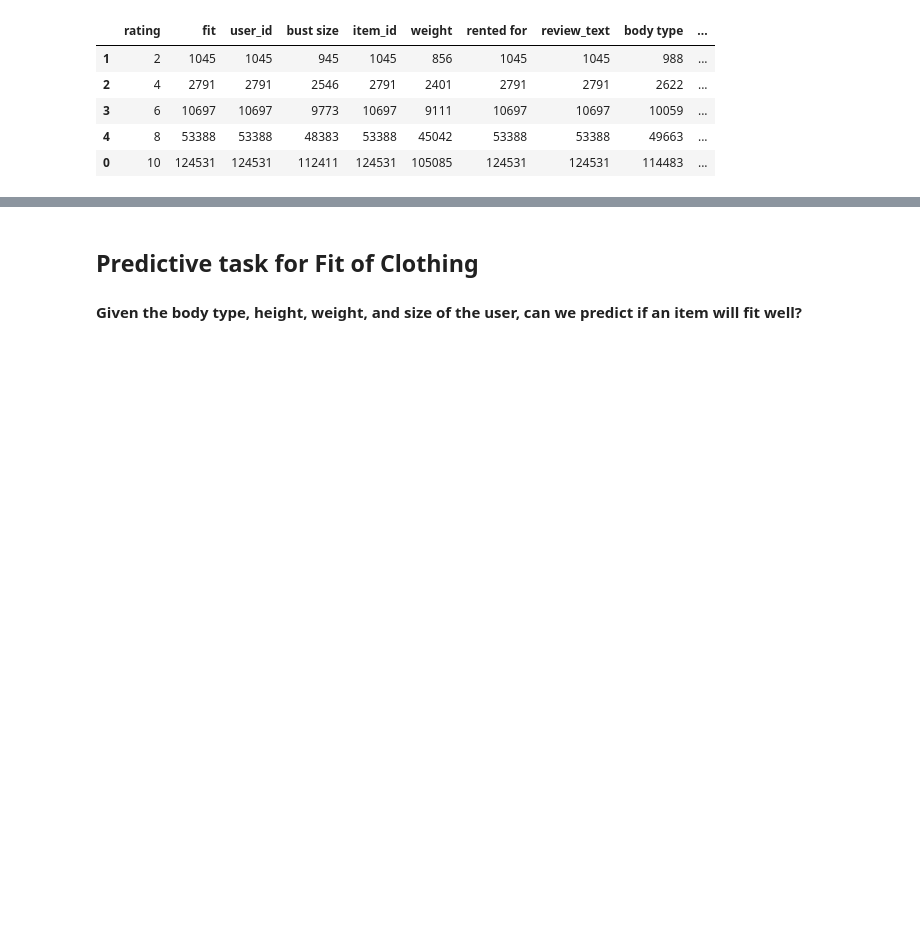
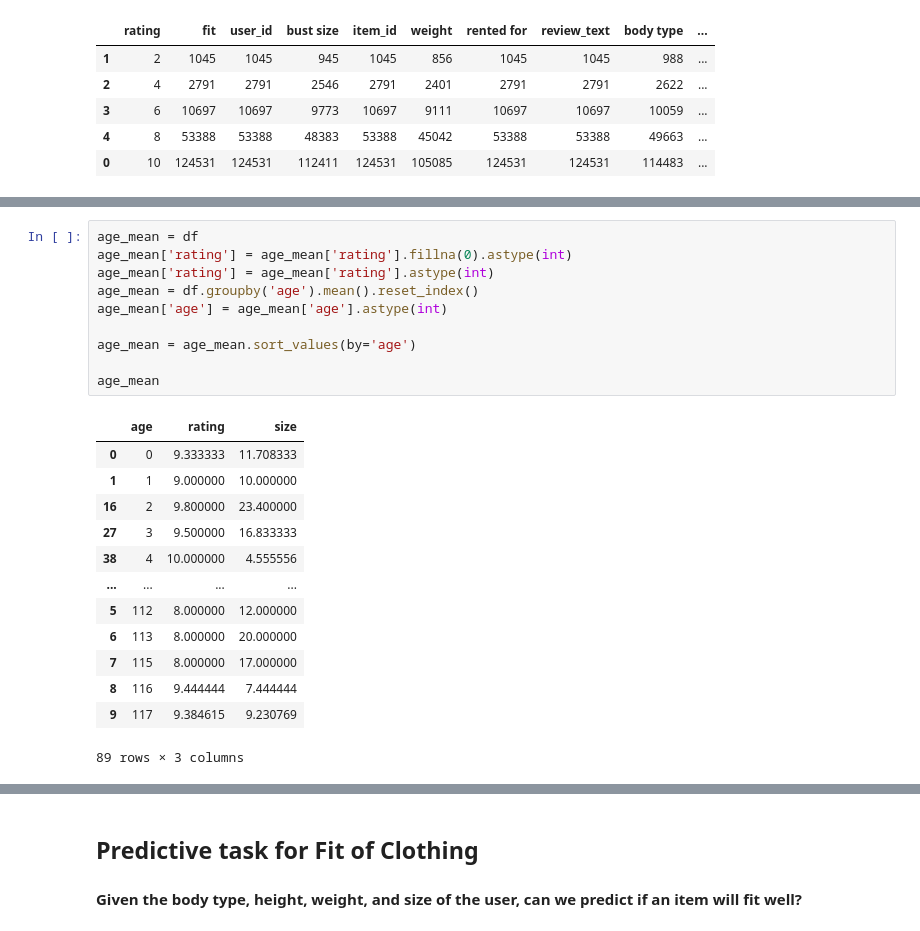
Before and after one commit to CSE-158-As2/Assignment-2, a Jupyter notebook: assignment2.ipynb, the cells around one changed output, grey strips where cells are left out. Saved outputs shown, nothing was run; the diff lists cells and outputs as text; blank space fills up the shorter version.

```diff
--- a/assignment2.ipynb
+++ b/assignment2.ipynb
@@ -201,0 +221,24 @@ plt.show()
+# %%
+age_mean = df
+age_mean['rating'] = age_mean['rating'].fillna(0).astype(int)
+age_mean['rating'] = age_mean['rating'].astype(int)
+age_mean = df.groupby('age').mean().reset_index()
+age_mean['age'] = age_mean['age'].astype(int)
+
+age_mean = age_mean.sort_values(by='age')
+
+age_mean
+# %% [output]
+|  | age | rating | size |
+| 0 | 0 | 9.333333 | 11.708333 |
+| 1 | 1 | 9.000000 | 10.000000 |
+| 16 | 2 | 9.800000 | 23.400000 |
+| 27 | 3 | 9.500000 | 16.833333 |
+| 38 | 4 | 10.000000 | 4.555556 |
+| ... | ... | ... | ... |
+| 5 | 112 | 8.000000 | 12.000000 |
+| 6 | 113 | 8.000000 | 20.000000 |
+| 7 | 115 | 8.000000 | 17.000000 |
+| 8 | 116 | 9.444444 | 7.444444 |
+| 9 | 117 | 9.384615 | 9.230769 |
+89 rows × 3 columns
```
Also changed, not shown: parts of 12 cells of this notebook.
